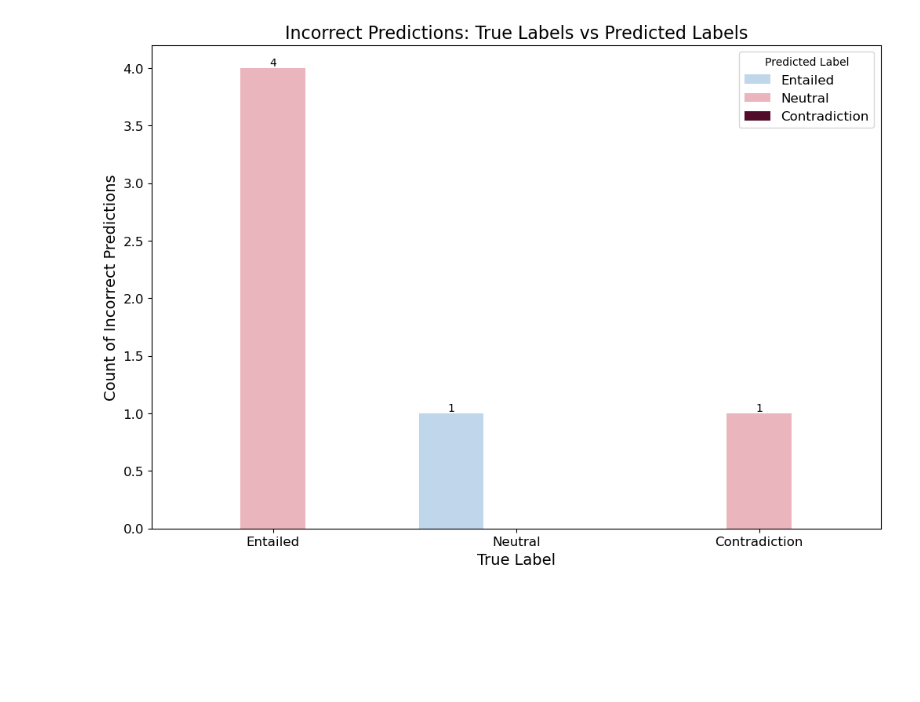
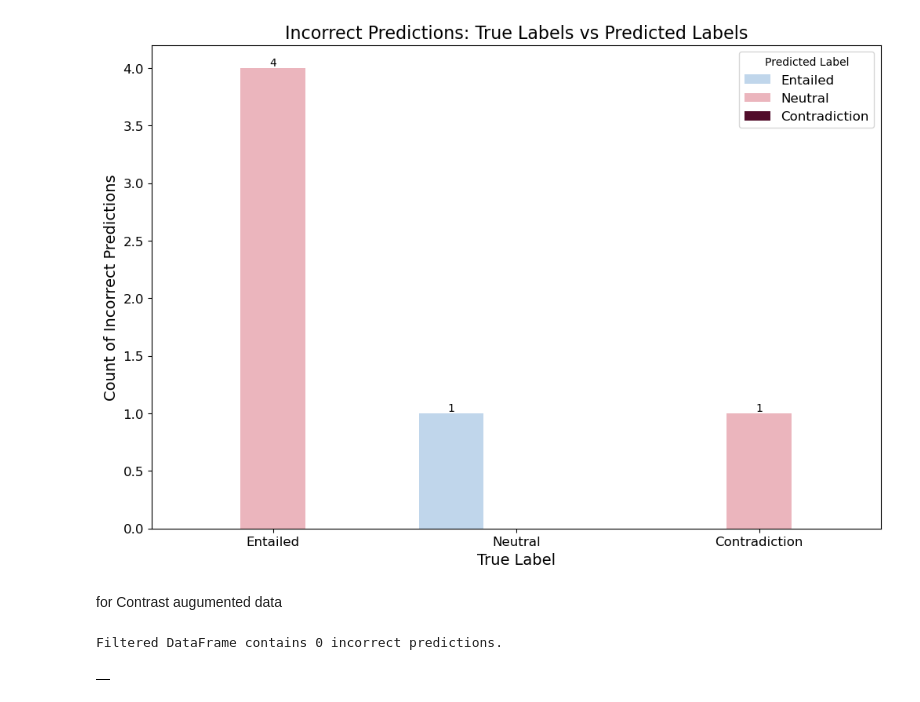
Before and after one commit to NightShadeugh/fp-dataset-artifacts, a Jupyter notebook: incorrect_pred.ipynb, the cells around one changed output. Drawn from its saved outputs; the diff is of its cells as text; code cells hidden in the pictures; blank space fills up the shorter version.

```diff
--- a/incorrect_pred.ipynb
+++ b/incorrect_pred.ipynb
@@ -787,3 +787,12 @@ plt.yticks(fontsize=12)
 plt.show()
 # %% [output]
 [figure]
+# %% [markdown]
+for Contrast augumented data
+# %%
+file_path = "augmented_contrast_eval.jsonl"
+contrast_aug = filter_incorrect_predictions(file_path)
+contrast_aug.head()
+# %% [output]
+Filtered DataFrame contains 0 incorrect predictions.
+|  |
```
Also changed, not shown: parts of 2 cells of this notebook, 2 other files.
